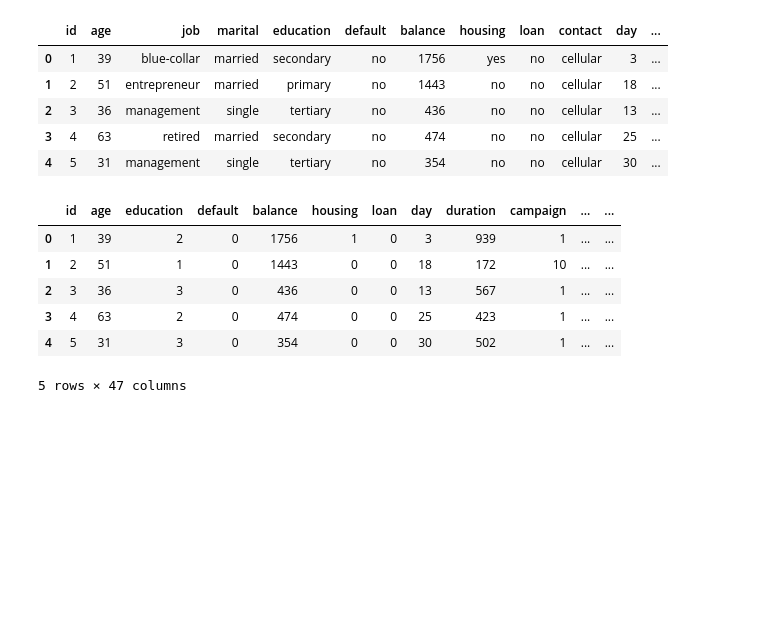
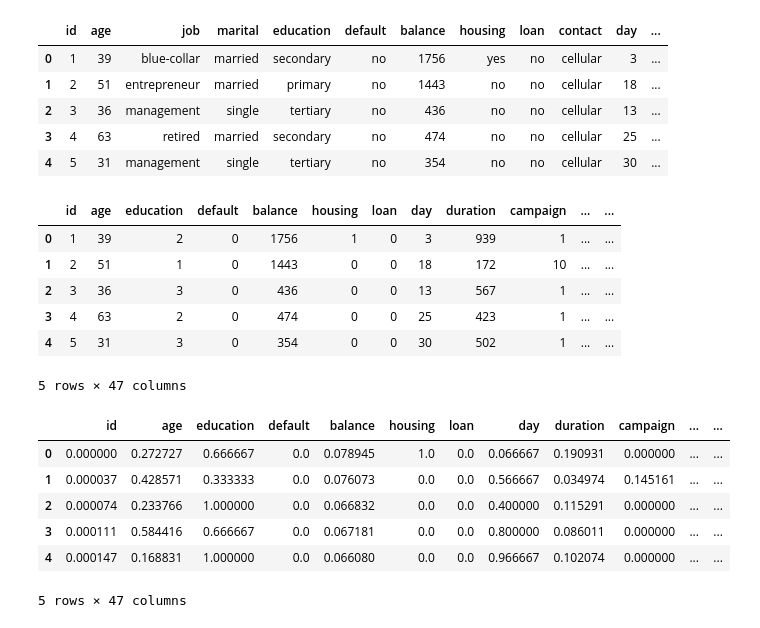
Before and after one commit to louis1022/ML_notebook, a Jupyter notebook: LogisticRegression.ipynb, the cells around one changed output. Drawn from its saved outputs; the diff is of its cells as text; code cells hidden in the pictures; blank space fills up the shorter version.

```diff
--- a/LogisticRegression.ipynb
+++ b/LogisticRegression.ipynb
@@ -551,6 +553,16 @@ shaped_df.head()
 5 rows × 47 columns
 # %%
 normalized_shaped_df = (shaped_df - shaped_df.min()) / (shaped_df.max() - shaped_df.min())
+# %%
+normalized_shaped_df.head()
+# %% [output]
+|  | id | age | education | default | balance | housing | loan | day | duration | campaign | ... | ... |
+| 0 | 0.000000 | 0.272727 | 0.666667 | 0.0 | 0.078945 | 1.0 | 0.0 | 0.066667 | 0.190931 | 0.000000 | ... | ... |
+| 1 | 0.000037 | 0.428571 | 0.333333 | 0.0 | 0.076073 | 0.0 | 0.0 | 0.566667 | 0.034974 | 0.145161 | ... | ... |
+| 2 | 0.000074 | 0.233766 | 1.000000 | 0.0 | 0.066832 | 0.0 | 0.0 | 0.400000 | 0.115291 | 0.000000 | ... | ... |
+| 3 | 0.000111 | 0.584416 | 0.666667 | 0.0 | 0.067181 | 0.0 | 0.0 | 0.800000 | 0.086011 | 0.000000 | ... | ... |
+| 4 | 0.000147 | 0.168831 | 1.000000 | 0.0 | 0.066080 | 0.0 | 0.0 | 0.966667 | 0.102074 | 0.000000 | ... | ... |
+5 rows × 47 columns
 # %%
 X = normalized_shaped_df.drop(['id', 'y'], axis=1).values
 Y = normalized_shaped_df['y'].values
```
Also changed, not shown: parts of 20 cells of this notebook.
